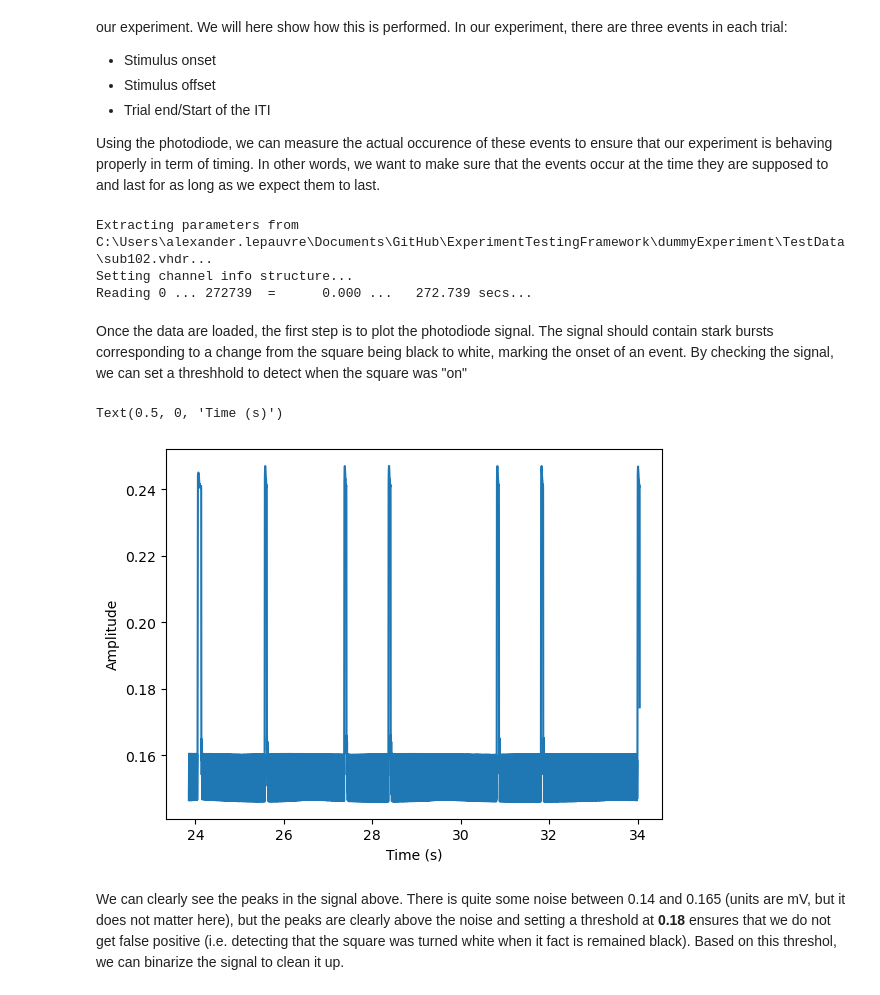
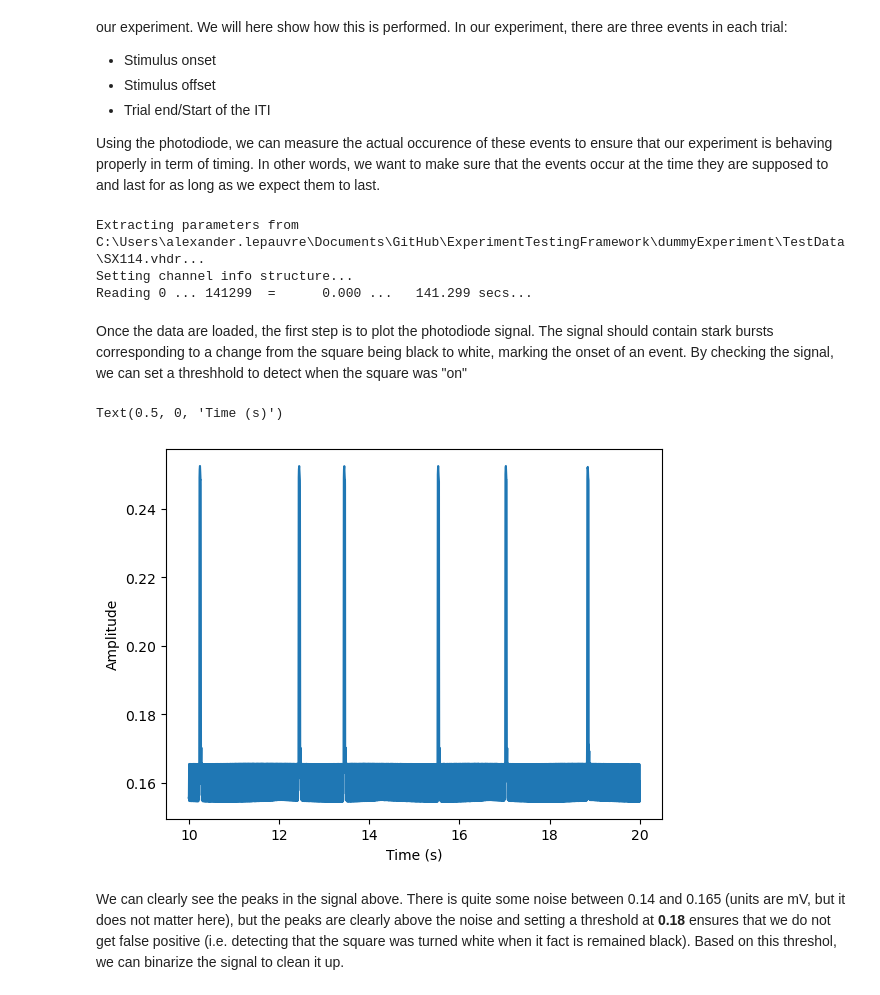
Before and after one commit to Cogitate-consortium/ExperimentTestingFramework, a Jupyter notebook: dummyExperiment/TestingProtocol.ipynb, the cells around one changed output. Cells and saved outputs as stored; diff of their text form; code cells hidden in the pictures.

```diff
--- a/dummyExperiment/TestingProtocol.ipynb
+++ b/dummyExperiment/TestingProtocol.ipynb
@@ -150,7 +154,7 @@ YOu have prepared the response sequence in step 2., which you have executed as y
 # %%
 # Set path:
 data_root = r"C:\Users\alexander.lepauvre\Documents\GitHub\ExperimentTestingFramework\dummyExperiment\TestData"
-subID = "102"
+subID = "SX114"
 # Load the log file:
 log = pd.read_csv(Path(data_root, "sub-{}_ses-1_task-Dummy_events.csv".format(subID)))
 
@@ -176,27 +180,25 @@ In our experiment, there are three events in each trial:
 Using the photodiode, we can measure the actual occurence of these events to ensure that our experiment is behaving properly in term of timing. In other words, we want to make sure that the events occur at the time they are supposed to and last for as long as we expect them to last.
 # %%
 # Loading the photodiode data:
-raw = mne.io.read_raw_brainvision(Path(data_root, "sub{}.vhdr".format(subID)), preload=True)
+raw = mne.io.read_raw_brainvision(Path(data_root, "{}.vhdr".format(subID)), preload=True)
 photo_channel = "Fp1"
 # %% [output]
-Extracting parameters from C:\Users\alexander.lepauvre\Documents\GitHub\ExperimentTestingFramework\dummyExperiment\TestData\sub102.vhdr...
+Extracting parameters from C:\Users\alexander.lepauvre\Documents\GitHub\ExperimentTestingFramework\dummyExperiment\TestData\SX114.vhdr...
 Setting channel info structure...
-Reading 0 ... 272739  =      0.000 ...   272.739 secs...
+Reading 0 ... 141299  =      0.000 ...   141.299 secs...
 # %% [markdown]
 Once the data are loaded, the first step is to plot the photodiode signal. The signal should contain stark bursts corresponding to a change from the square being black to white, marking the onset of an event. By checking the signal, we can set a threshhold to detect when the square was "on"
 # %%
 # Extract the photodiode signal:
 pd_signal = np.squeeze(raw.get_data(picks=photo_channel))
-# Find the first peak:
-first_peak = np.where(pd_signal > 0.2)[0][0]
 # PLot part of the signal:
 fig, ax = plt.subplots()
-ax.plot(raw.times[first_peak-200:first_peak + 10000], pd_signal[first_peak-200:first_peak + 10000])
+ax.plot(raw.times[10000:20000], pd_signal[10000:20000])
 ax.set_ylabel("Amplitude")
 ax.set_xlabel("Time (s)")
 # %% [output]
 Text(0.5, 0, 'Time (s)')
-[figure, old version]
+[figure, new version]
 # %% [markdown]
 We can clearly see the peaks in the signal above. There is quite some noise between 0.14 and 0.165 (units are mV, but it does not matter here), but the peaks are clearly above the noise and setting a threshold at **0.18** ensures that we do not get false positive (i.e. detecting that the square was turned white when it fact is remained black). Based on this threshol, we can binarize the signal to clean it up.
 # %%
```
Also changed, not shown: parts of 18 cells of this notebook, 1 other file.
